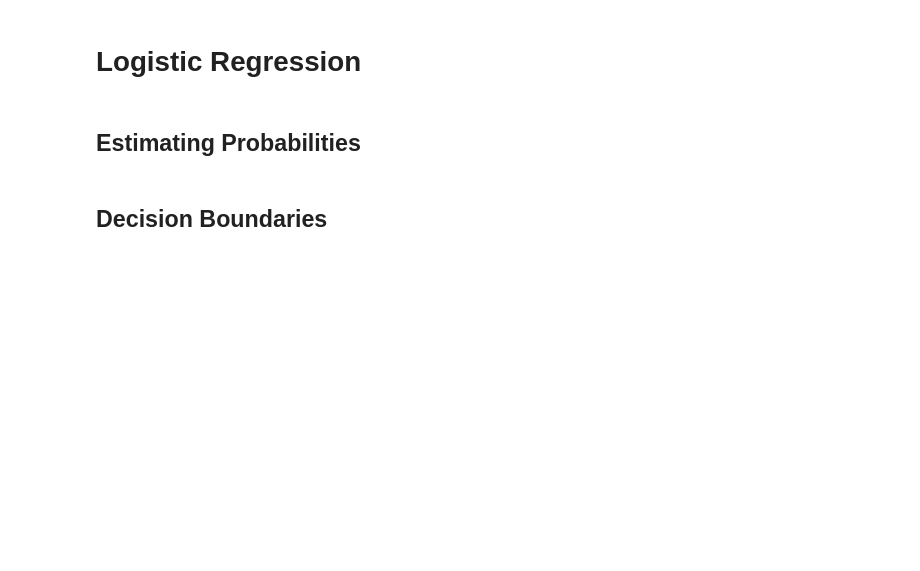
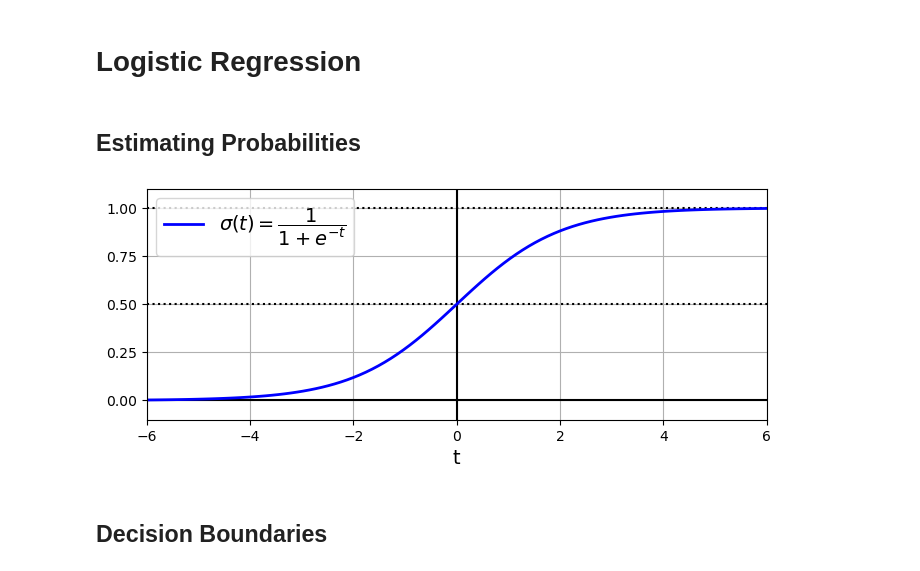
Before and after one commit to Gvandezande/handson-ml3, a Jupyter notebook: 04_training_linear_models_20250207.ipynb, the cells around one changed output. Drawn from its saved outputs; the diff is of its cells as text; code cells hidden in the pictures; blank space fills up the shorter version.

```diff
--- a/04_training_linear_models_20250207.ipynb
+++ b/04_training_linear_models_20250207.ipynb
@@ -864,23 +901,25 @@ plt.show()
 # %%
 # extra code – generates and saves Figure 4–21
 
 lim = 6
 t = np.linspace(-lim, lim, 100)
 sig = 1 / (1 + np.exp(-t))
 
 plt.figure(figsize=(8, 3))
 plt.plot([-lim, lim], [0, 0], "k-")
 plt.plot([-lim, lim], [0.5, 0.5], "k:")
 plt.plot([-lim, lim], [1, 1], "k:")
 plt.plot([0, 0], [-1.1, 1.1], "k-")
 plt.plot(t, sig, "b-", linewidth=2, label=r"$\sigma(t) = \dfrac{1}{1 + e^{-t}}$")
 plt.xlabel("t")
 plt.legend(loc="upper left")
 plt.axis([-lim, lim, -0.1, 1.1])
 plt.gca().set_yticks([0, 0.25, 0.5, 0.75, 1])
 plt.grid()
-save_fig("logistic_function_plot")
+#save_fig("logistic_function_plot")
 plt.show()
+# %% [output]
+[figure, added]
 # %% [markdown]
 ## Decision Boundaries
 # %%
```
Also changed, not shown: parts of 17 cells of this notebook, 3 other files.
